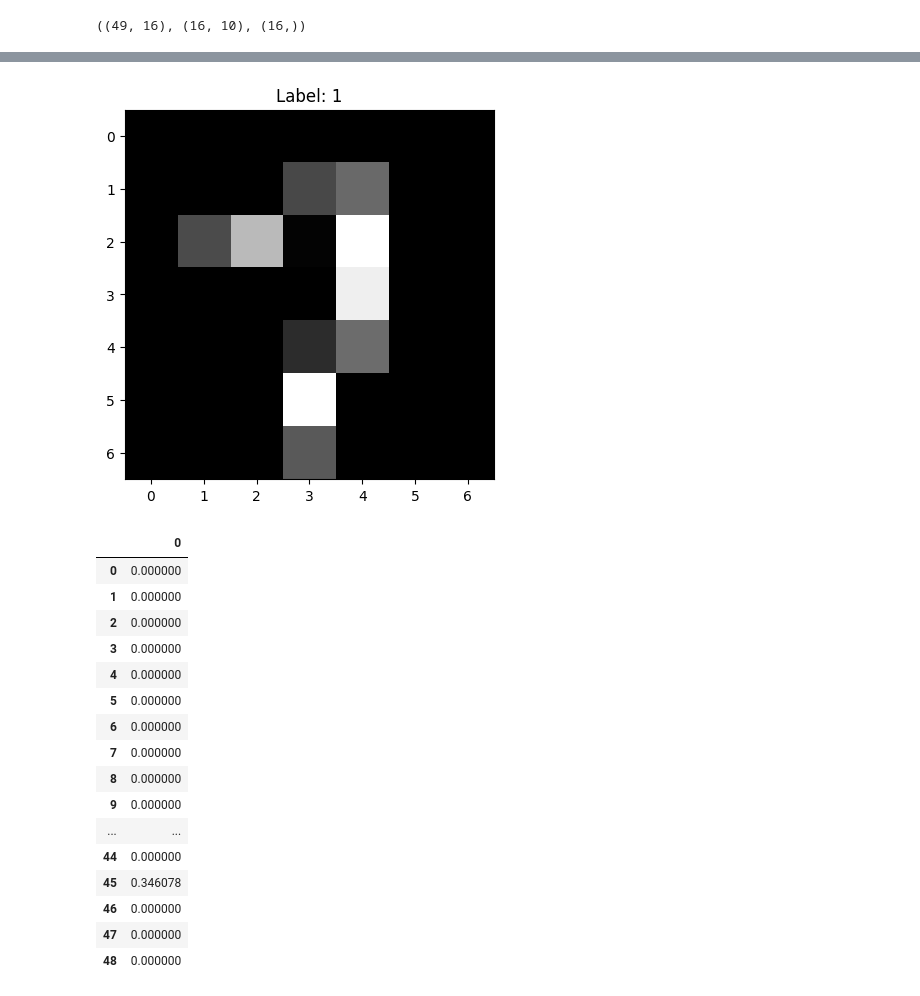
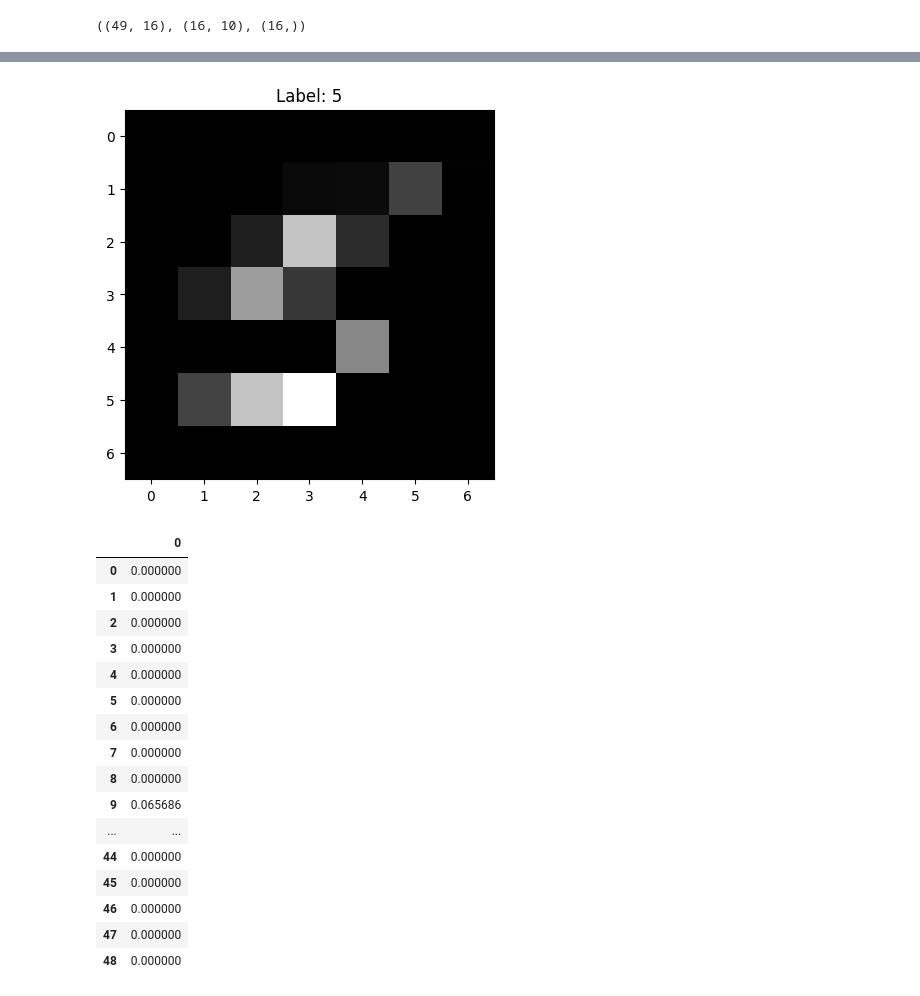
Before and after one commit to malibayram/doktora, a Jupyter notebook: deneme_tahtasi/yapay_zeka/mnist_test.ipynb, the cells around one changed output, grey strips where cells are left out. Saved outputs shown, nothing was run; the diff lists cells and outputs as text; code cells hidden in the pictures.

```diff
--- a/deneme_tahtasi/yapay_zeka/mnist_test.ipynb
+++ b/deneme_tahtasi/yapay_zeka/mnist_test.ipynb
@@ -430,11 +429,11 @@ tahmin_et([X_test[0]], W, b), y_test[0]#, np.argmax(h([X_test[0]], W, b))
        dtype=float32),
  4)
 # %%
-resmi_goster(X_test[123])
+resmi_goster(X_test[412])
 # %% [output]
-[figure, old version]
+[figure, new version]
 # %%
-pd.DataFrame(X_test[12])
+pd.DataFrame(X_test[142])
 # %% [output]
 |  | 0 |
 | 0 | 0.000000 |
@@ -446,10 +445,10 @@ pd.DataFrame(X_test[12])
 | 6 | 0.000000 |
 | 7 | 0.000000 |
 | 8 | 0.000000 |
-| 9 | 0.000000 |
+| 9 | 0.065686 |
 | ... | ... |
 | 44 | 0.000000 |
-| 45 | 0.346078 |
+| 45 | 0.000000 |
 | 46 | 0.000000 |
 | 47 | 0.000000 |
 | 48 | 0.000000 |
```
Also changed, not shown: parts of 9 cells of this notebook, 18 other files.
